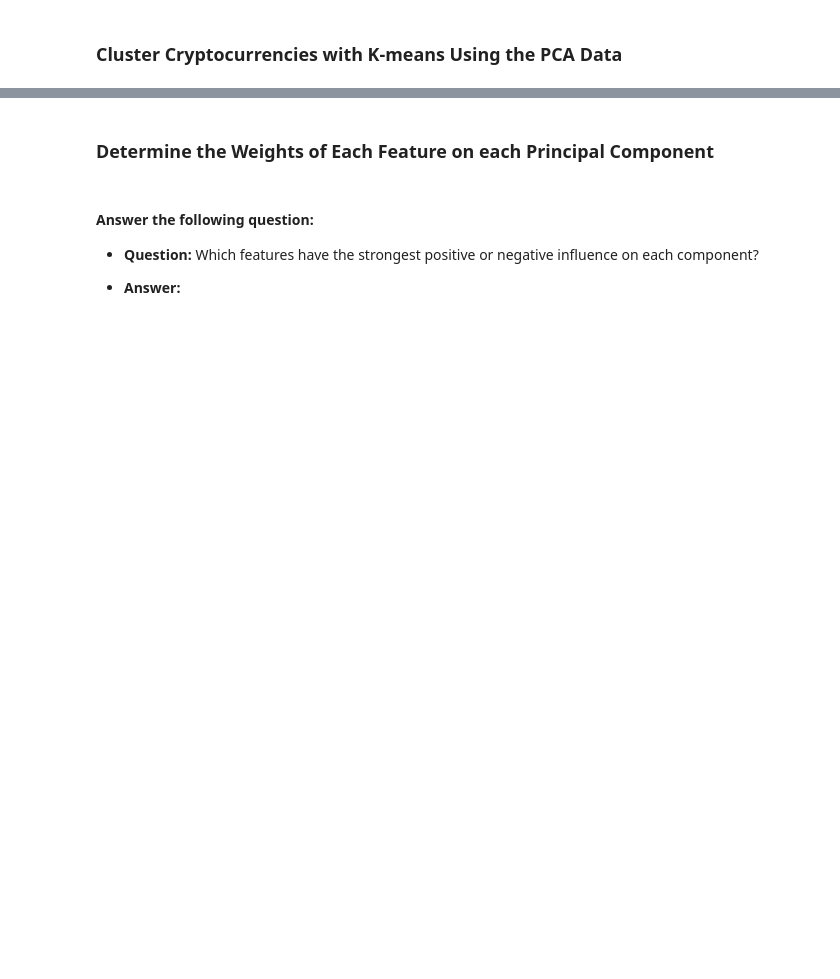
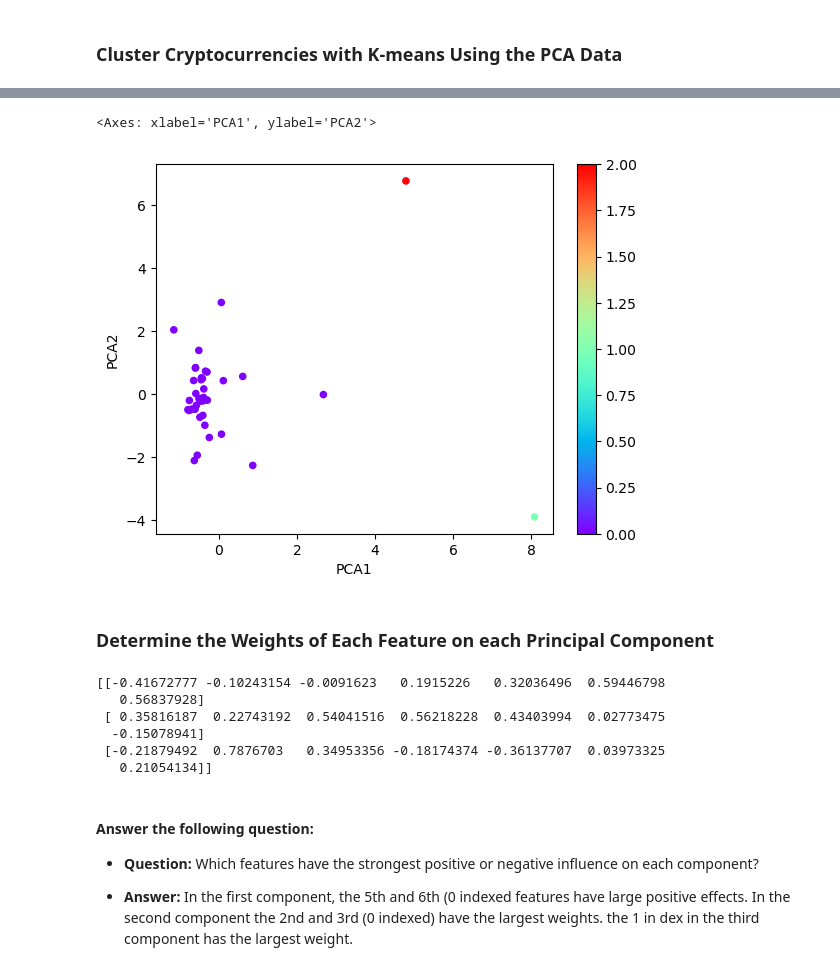
Before and after one commit to natesena/CryptoClustering, a Jupyter notebook: Crypto_Clustering.ipynb, the cells around one changed output, grey strips where cells are left out. Cells and saved outputs as stored; diff of their text form; code cells hidden in the pictures; blank space fills up the shorter version.

```diff
--- a/Crypto_Clustering.ipynb
+++ b/Crypto_Clustering.ipynb
@@ -186,5 +312,7 @@ NameError: name 'scaled_data' is not defined
 ### Cluster Cryptocurrencies with K-means Using the PCA Data
 # %%
 # Initialize the K-Means model using the best value for k
+kmeans = KMeans(n_clusters=3, n_init=10)
 # %%
 # Fit the K-Means model using the PCA data
+kmeans.fit(reduced_df)
@@ -191,5 +321,6 @@ NameError: name 'scaled_data' is not defined
 # %%
 # Predict the clusters to group the cryptocurrencies using the PCA data
-
+reduced_cluster_labels = kmeans.predict(reduced_df)
 
 # Print the resulting array of cluster values.
+print(reduced_cluster_labels)
@@ -196,8 +330,9 @@ NameError: name 'scaled_data' is not defined
 # %%
 # Create a copy of the DataFrame with the PCA data
-
+reduced_df_copy = reduced_df.copy()
 
 # Add a new column to the DataFrame with the predicted clusters
-
+reduced_df_copy["predicted"] = reduced_cluster_labels
 
 # Display sample data
+reduced_df_copy.head()
@@ -204,12 +347,25 @@ NameError: name 'scaled_data' is not defined
 # %%
 # Create a scatter plot using hvPlot by setting `x="PCA1"` and `y="PCA2"`.
+reduced_df_copy.plot.scatter(x="PCA1", y="PCA2", c=reduced_cluster_labels, colormap='rainbow')
+# %% [output]
+<Axes: xlabel='PCA1', ylabel='PCA2'>
+[figure, added]
 # %% [markdown]
 ### Determine the Weights of Each Feature on each Principal Component
 # %%
 # Use the columns from the original scaled DataFrame as the index.
+weights = pca.components_
+print(weights)
+# %% [output]
+[[-0.41672777 -0.10243154 -0.0091623   0.1915226   0.32036496  0.59446798
+   0.56837928]
+ [ 0.35816187  0.22743192  0.54041516  0.56218228  0.43403994  0.02773475
+  -0.15078941]
+ [-0.21879492  0.7876703   0.34953356 -0.18174374 -0.36137707  0.03973325
+   0.21054134]]
 # %% [markdown]
 #### Answer the following question:
 
 * **Question:** Which features have the strongest positive or negative influence on each component?
 
-* **Answer:**
+* **Answer:** In the first component, the 5th and 6th (0 indexed features have large positive effects. In the second component the 2nd and 3rd (0 indexed) have the largest weights. the 1 in dex in the third component has the largest weight.
```
Also changed, not shown: parts of 20 cells of this notebook, 1 other file.
